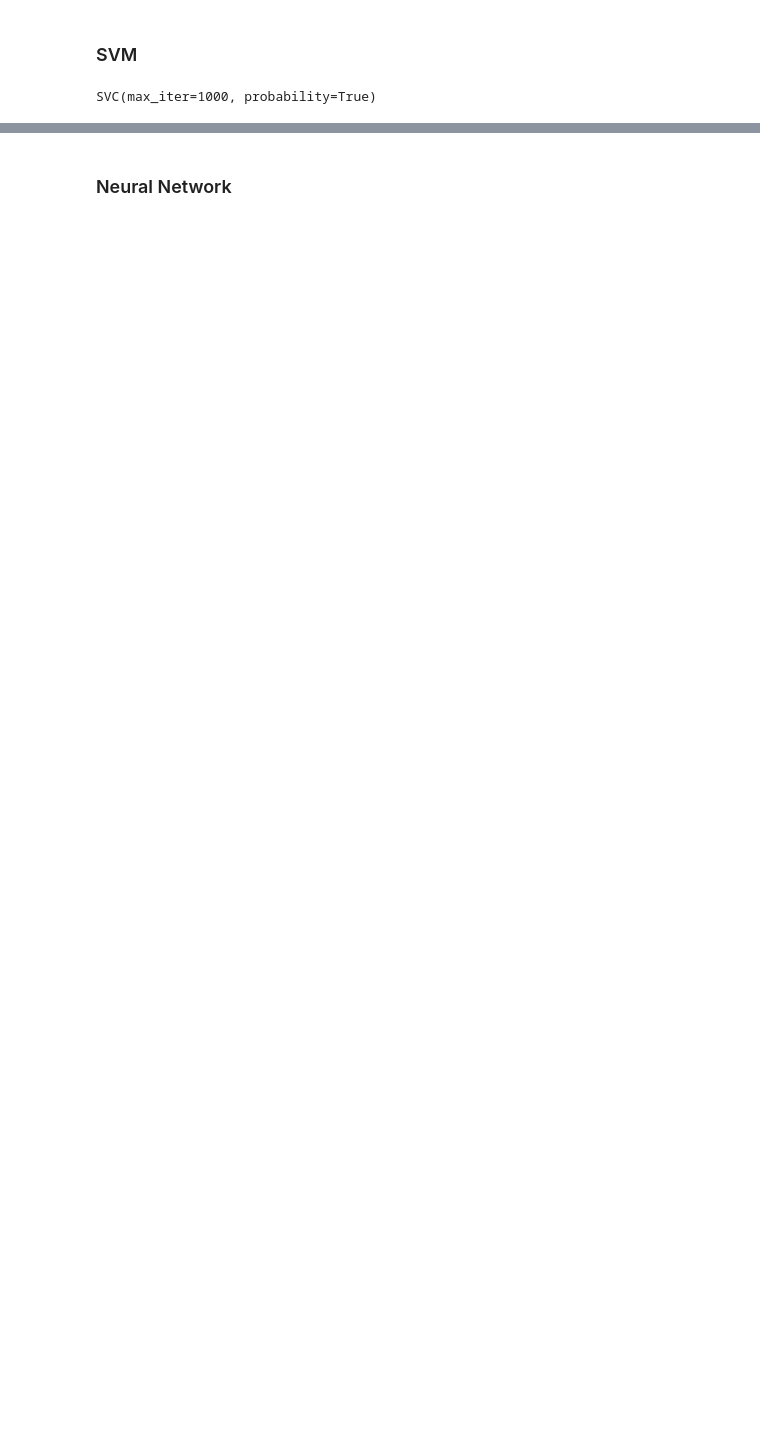
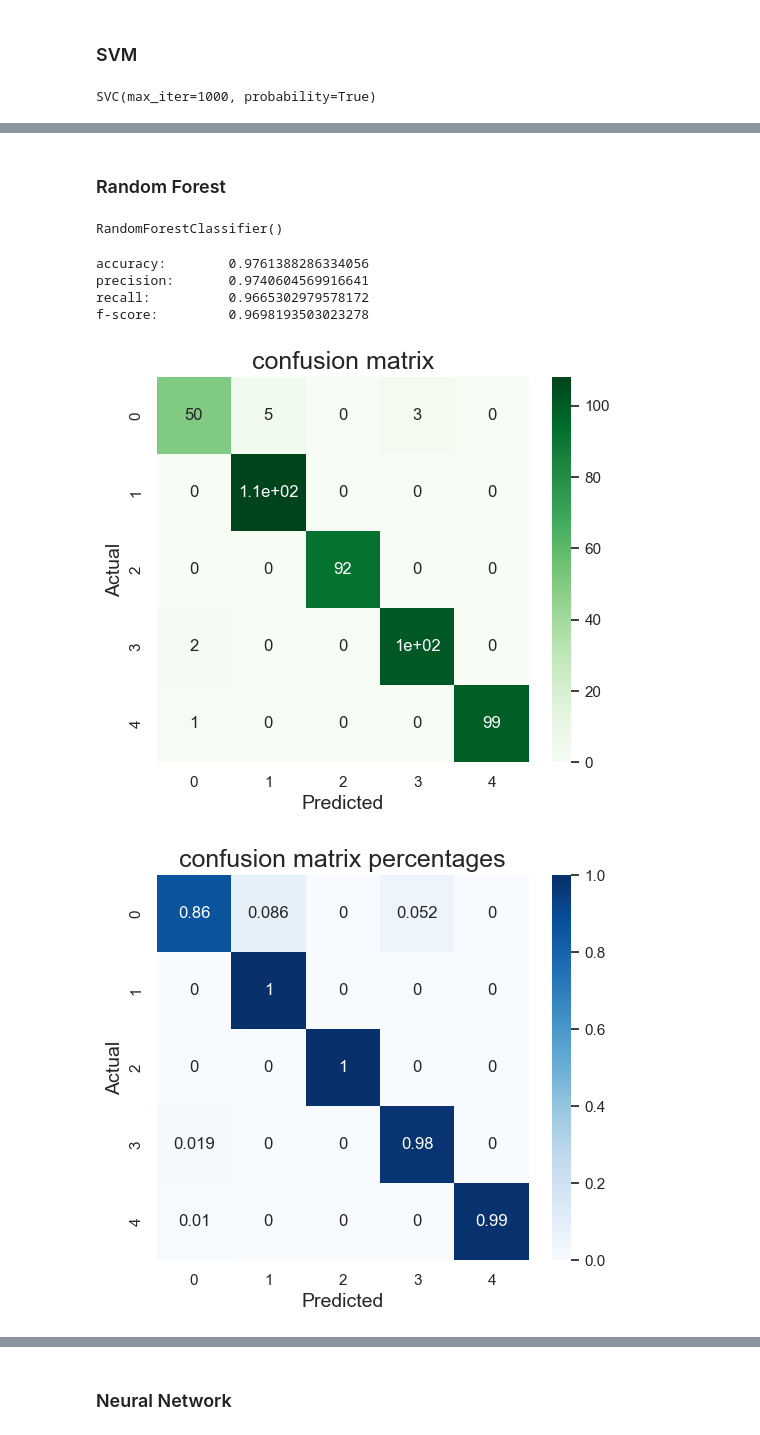
Before and after one commit to sagerpascal/zhaw_pa_robodog, a Jupyter notebook: model.ipynb, the cells around one changed output, grey strips where cells are left out. Saved outputs shown, nothing was run; the diff lists cells and outputs as text; code cells hidden in the pictures; blank space fills up the shorter version.

```diff
--- a/model.ipynb
+++ b/model.ipynb
@@ -100,0 +139,18 @@ f-score:         0.796368365335527
+# %% [markdown]
+### Random Forest
+# %%
+from sklearn.ensemble import RandomForestClassifier
+
+random_forest = RandomForestClassifier()
+random_forest.fit(X_train, y_train)
+# %% [output]
+RandomForestClassifier()
+# %%
+print_stats(random_forest.predict(X_test))
+# %% [output]
+accuracy:        0.9761388286334056
+precision:       0.9740604569916641
+recall:          0.9665302979578172
+f-score:         0.9698193503023278
+[figure, added]
+[figure, added]
```
Also changed, not shown: parts of 40 cells of this notebook, 6 other files.
